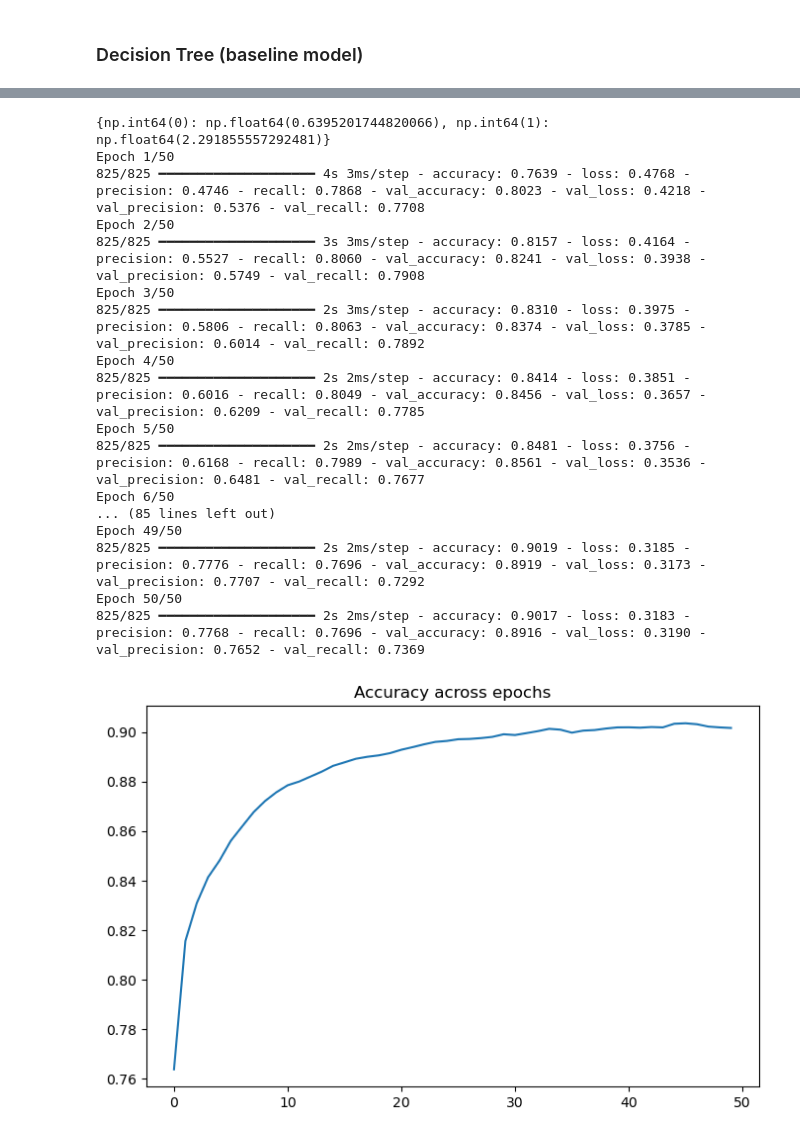
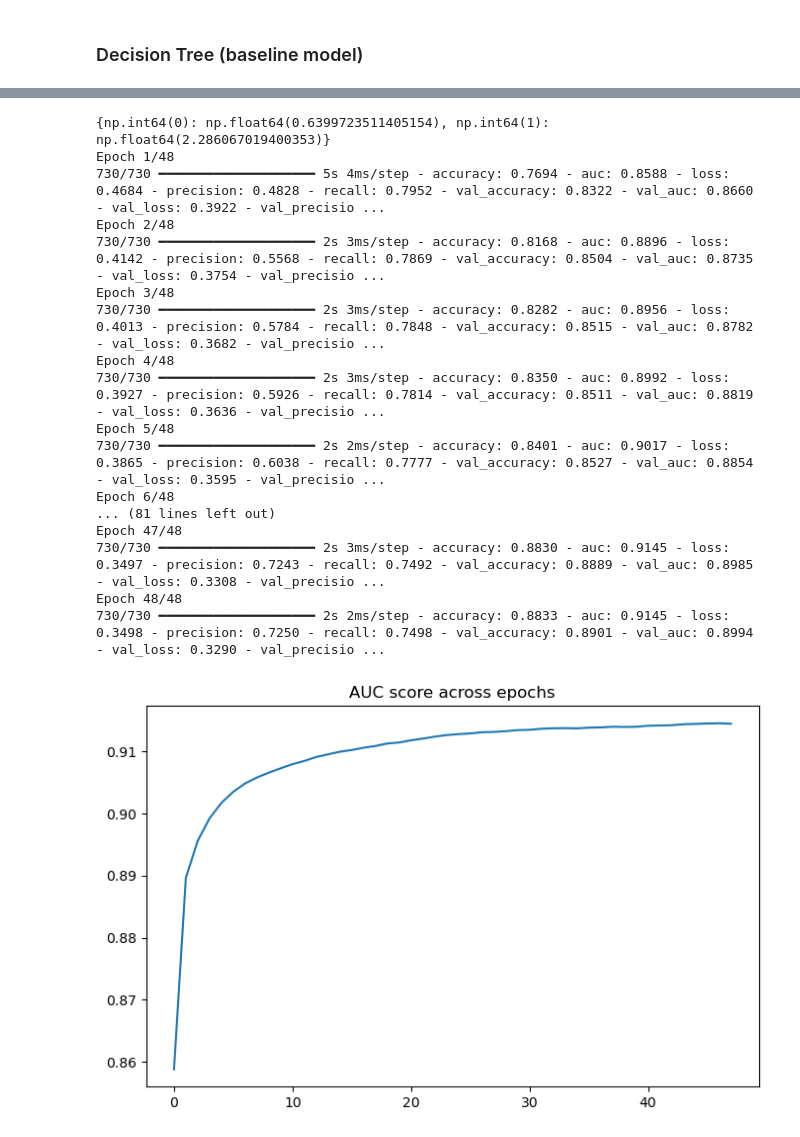
Before and after one commit to lim-yogesh2001/Credit_Default_Risk_Prediction, a Jupyter notebook: credit_risk_prediction.ipynb, the cells around one changed output, grey strips where cells are left out. Drawn from its saved outputs; the diff is of its cells as text; code cells hidden in the pictures.

```diff
--- a/credit_risk_prediction.ipynb
+++ b/credit_risk_prediction.ipynb
@@ -127,12 +323,12 @@ Index(['person_age', 'person_income', 'person_home_ownership',
 # %%
 # splitting independent and dependent variables
-X = df1.drop("loan_status", axis=1)
-y = df1["loan_status"]
+X = clean_df.drop("loan_status", axis=1)
+y = clean_df["loan_status"]
 
 from sklearn.model_selection import train_test_split
 X_train, X_test, y_train, y_test = train_test_split(
     X,y,
-    test_size=0.1,
+    test_size=0.2,
     random_state=23,
     stratify=y
 )
@@ -328,17 +564,23 @@ results
 # %%
-from sklearn.ensemble import GradientBoostingClassifier
+from xgboost import XGBClassifier
 
-gradient_boosting_model = Pipeline([
+# class weighting
+scale_pos_weight = (
+    (y_train==0).sum() / (y_train==1).sum()
+)
+
+xgb_model = Pipeline([
     ("preprocessor", preprocessor),
-    ("gradient_boosting", GradientBoostingClassifier(
+    ("xgb_classifier", XGBClassifier(
         n_estimators=300,
         learning_rate=0.1,
-        max_depth=5,
-        min_samples_leaf=8,
-        verbose=1,
-        random_state=42))
+        max_depth=6,
+        scale_pos_weight=scale_pos_weight,
+        random_state=42,
+        eval_metric="logloss"
+    ))
 ])
 
-gradient_boosting_model.fit(X_train, y_train)
-gradient_boosting_model.score(X_train, y_train)
+xgb_model.fit(X_train, y_train)
+xgb_model.score(X_train, y_train)
 # %% [output]
@@ -385,4 +610,5 @@ weighted avg       0.94      0.93      0.93      3259
 # %%
+# creating neural network
 import tensorflow as tf
 from tensorflow import keras
 
@@ -407,7 +633,7 @@ nn_model.add(keras.layers.Dense(
 
 # adding second layer
 nn_model.add(keras.layers.Dense(
-    16,
+    24,
     name="hidden-layer2",
     activation="relu"
 ))
@@ -422,7 +648,8 @@ nn_model.add(keras.layers.Dense(
 nn_model.compile(loss="binary_crossentropy", metrics=[
         keras.metrics.BinaryAccuracy(name="accuracy"),
         keras.metrics.Precision(name="precision"),
-        keras.metrics.Recall(name="recall")
+        keras.metrics.Recall(name="recall"),
+        keras.metrics.AUC(name="auc")
     ])
 nn_model.summary()
 # %% [output]
@@ -441,59 +668,61 @@ Model: "sequential_6"
  Non-trainable params: 0 (0.00 B)
 # %%
 from sklearn.utils.class_weight import compute_class_weight
+
+np.random.seed(33)
 # verbose
 VERBOSE = 1
 
 BATCH_SIZE = 32
-EPOCHS = 50
+EPOCHS = 48
 
 VALIDATION_SPLIT = 0.1
 
 classes = np.unique(y_train)
 
 weights = compute_class_weight(
     class_weight="balanced",
     classes=classes,
     y=y_train
 )
 
 class_weights = dict(zip(classes, weights))
 
 print(class_weights)
 
 history = nn_model.fit(
     X_train_preprocessed,
     y_train,
     batch_size=BATCH_SIZE,
     epochs=EPOCHS,
     validation_split=VALIDATION_SPLIT,
     class_weight=class_weights,
     verbose=VERBOSE
 )
 
-pd.DataFrame(history.history)["accuracy"].plot(figsize=(8,5))
-plt.title("Accuracy across epochs")
+pd.DataFrame(history.history)["auc"].plot(figsize=(8,5))
+plt.title("AUC score across epochs")
 plt.show()
 
 print("Neural Network Evaluation")
 nn_model.evaluate(X_test_preprocessed, y_test)
 # %% [output]
-{np.int64(0): np.float64(0.6395201744820066), np.int64(1): np.float64(2.291855557292481)}
-Epoch 1/50
-825/825 ━━━━━━━━━━━━━━━━━━━━ 4s 3ms/step - accuracy: 0.7639 - loss: 0.4768 - precision: 0.4746 - recall: 0.7868 - val_accuracy: 0.8023 - val_loss: 0.4218 - val_precision: 0.5376 - val_recall: 0.7708
-Epoch 2/50
-825/825 ━━━━━━━━━━━━━━━━━━━━ 3s 3ms/step - accuracy: 0.8157 - loss: 0.4164 - precision: 0.5527 - recall: 0.8060 - val_accuracy: 0.8241 - val_loss: 0.3938 - val_precision: 0.5749 - val_recall: 0.7908
-Epoch 3/50
-825/825 ━━━━━━━━━━━━━━━━━━━━ 2s 3ms/step - accuracy: 0.8310 - loss: 0.3975 - precision: 0.5806 - recall: 0.8063 - val_accuracy: 0.8374 - val_loss: 0.3785 - val_precision: 0.6014 - val_recall: 0.7892
-Epoch 4/50
-825/825 ━━━━━━━━━━━━━━━━━━━━ 2s 2ms/step - accuracy: 0.8414 - loss: 0.3851 - precision: 0.6016 - recall: 0.8049 - val_accuracy: 0.8456 - val_loss: 0.3657 - val_precision: 0.6209 - val_recall: 0.7785
-Epoch 5/50
-825/825 ━━━━━━━━━━━━━━━━━━━━ 2s 2ms/step - accuracy: 0.8481 - loss: 0.3756 - precision: 0.6168 - recall: 0.7989 - val_accuracy: 0.8561 - val_loss: 0.3536 - val_precision: 0.6481 - val_recall: 0.7677
-Epoch 6/50
-... (85 lines left out)
-Epoch 49/50
-825/825 ━━━━━━━━━━━━━━━━━━━━ 2s 2ms/step - accuracy: 0.9019 - loss: 0.3185 - precision: 0.7776 - recall: 0.7696 - val_accuracy: 0.8919 - val_loss: 0.3173 - val_precision: 0.7707 - val_recall: 0.7292
-Epoch 50/50
-825/825 ━━━━━━━━━━━━━━━━━━━━ 2s 2ms/step - accuracy: 0.9017 - loss: 0.3183 - precision: 0.7768 - recall: 0.7696 - val_accuracy: 0.8916 - val_loss: 0.3190 - val_precision: 0.7652 - val_recall: 0.7369
+{np.int64(0): np.float64(0.6399723511405154), np.int64(1): np.float64(2.286067019400353)}
+Epoch 1/48
+730/730 ━━━━━━━━━━━━━━━━━━━━ 5s 4ms/step - accuracy: 0.7694 - auc: 0.8588 - loss: 0.4684 - precision: 0.4828 - recall: 0.7952 - val_accuracy: 0.8322 - val_auc: 0.8660 - val_loss: 0.3922 - val_precisio ...
+Epoch 2/48
+730/730 ━━━━━━━━━━━━━━━━━━━━ 2s 3ms/step - accuracy: 0.8168 - auc: 0.8896 - loss: 0.4142 - precision: 0.5568 - recall: 0.7869 - val_accuracy: 0.8504 - val_auc: 0.8735 - val_loss: 0.3754 - val_precisio ...
+Epoch 3/48
+730/730 ━━━━━━━━━━━━━━━━━━━━ 2s 3ms/step - accuracy: 0.8282 - auc: 0.8956 - loss: 0.4013 - precision: 0.5784 - recall: 0.7848 - val_accuracy: 0.8515 - val_auc: 0.8782 - val_loss: 0.3682 - val_precisio ...
+Epoch 4/48
+730/730 ━━━━━━━━━━━━━━━━━━━━ 2s 3ms/step - accuracy: 0.8350 - auc: 0.8992 - loss: 0.3927 - precision: 0.5926 - recall: 0.7814 - val_accuracy: 0.8511 - val_auc: 0.8819 - val_loss: 0.3636 - val_precisio ...
+Epoch 5/48
+730/730 ━━━━━━━━━━━━━━━━━━━━ 2s 2ms/step - accuracy: 0.8401 - auc: 0.9017 - loss: 0.3865 - precision: 0.6038 - recall: 0.7777 - val_accuracy: 0.8527 - val_auc: 0.8854 - val_loss: 0.3595 - val_precisio ...
+Epoch 6/48
+... (81 lines left out)
+Epoch 47/48
+730/730 ━━━━━━━━━━━━━━━━━━━━ 2s 3ms/step - accuracy: 0.8830 - auc: 0.9145 - loss: 0.3497 - precision: 0.7243 - recall: 0.7492 - val_accuracy: 0.8889 - val_auc: 0.8985 - val_loss: 0.3308 - val_precisio ...
+Epoch 48/48
+730/730 ━━━━━━━━━━━━━━━━━━━━ 2s 2ms/step - accuracy: 0.8833 - auc: 0.9145 - loss: 0.3498 - precision: 0.7250 - recall: 0.7498 - val_accuracy: 0.8901 - val_auc: 0.8994 - val_loss: 0.3290 - val_precisio ...
-[figure, old version]
+[figure, new version]
 Neural Network Evaluation
```
Also changed, not shown: parts of 50 cells of this notebook, 11 other files.
